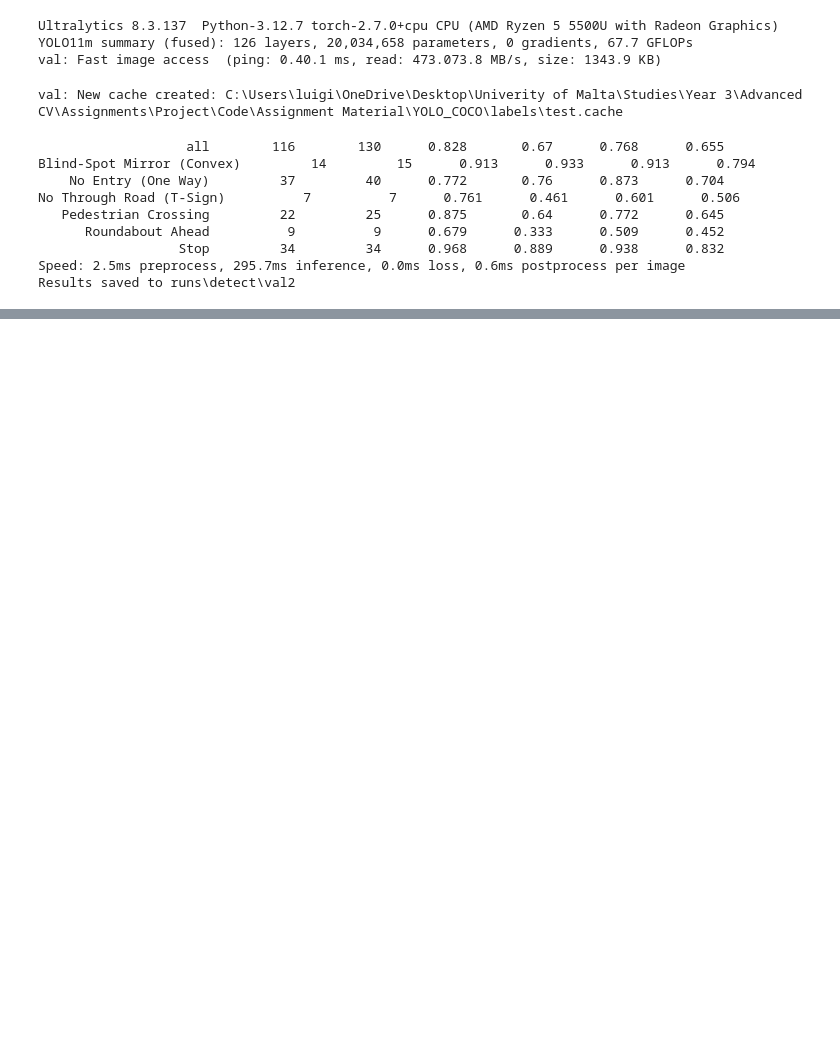
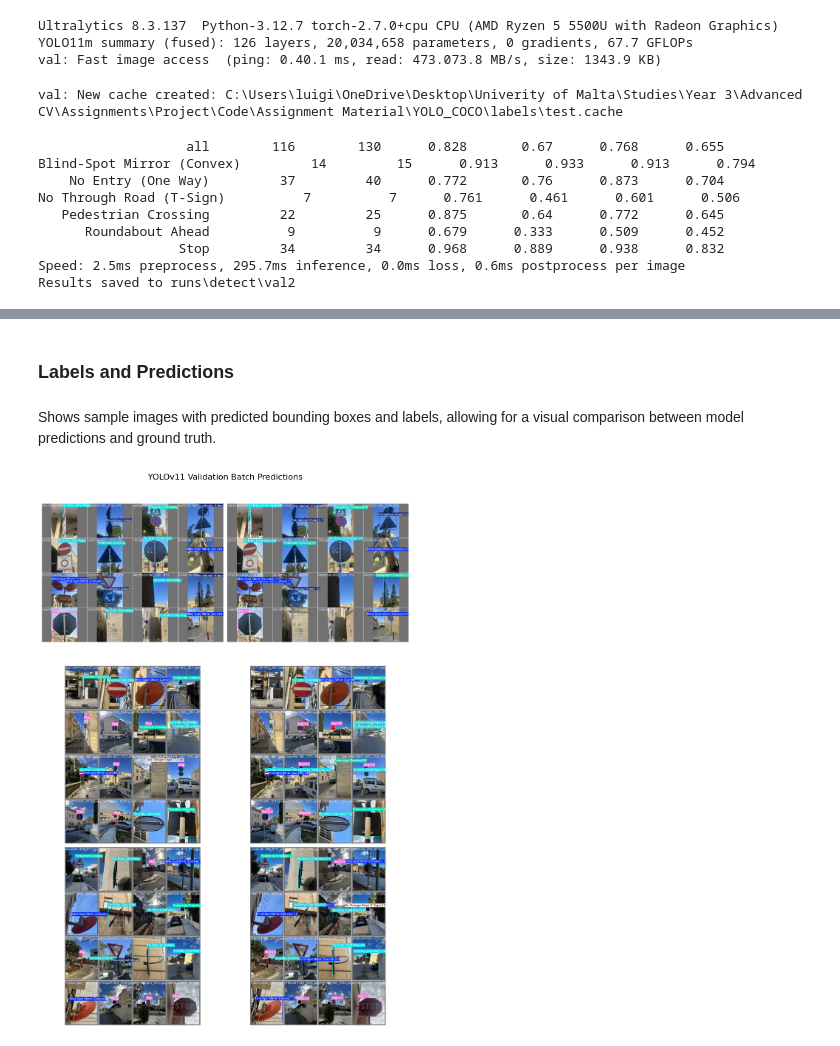
Before and after one commit to liv0ri/Computer-Vision-2, a Jupyter notebook: 2a_yolov11_luigi_camilleri.ipynb, the cells around one changed output, grey strips where cells are left out. Cells and saved outputs as stored; diff of their text form; code cells hidden in the pictures; blank space fills up the shorter version.

```diff
--- a/2a_yolov11_luigi_camilleri.ipynb
+++ b/2a_yolov11_luigi_camilleri.ipynb
@@ -110,0 +185,14 @@ Results saved to runs\detect\val2
+# %% [markdown]
+### Labels and Predictions
+# %% [markdown]
+Shows sample images with predicted bounding boxes and labels, allowing for a visual comparison between model predictions and ground truth.
+# %%
+val_batch_patterns = ('val_batch*.jpg', 'val_batch*.png')
+
+show_images_from_folder(
+    val_dir,
+    title='YOLOv11 Validation Batch Predictions',
+    patterns=val_batch_patterns
+)
+# %% [output]
+[figure, added]
```
Also changed, not shown: parts of 9 cells of this notebook.
